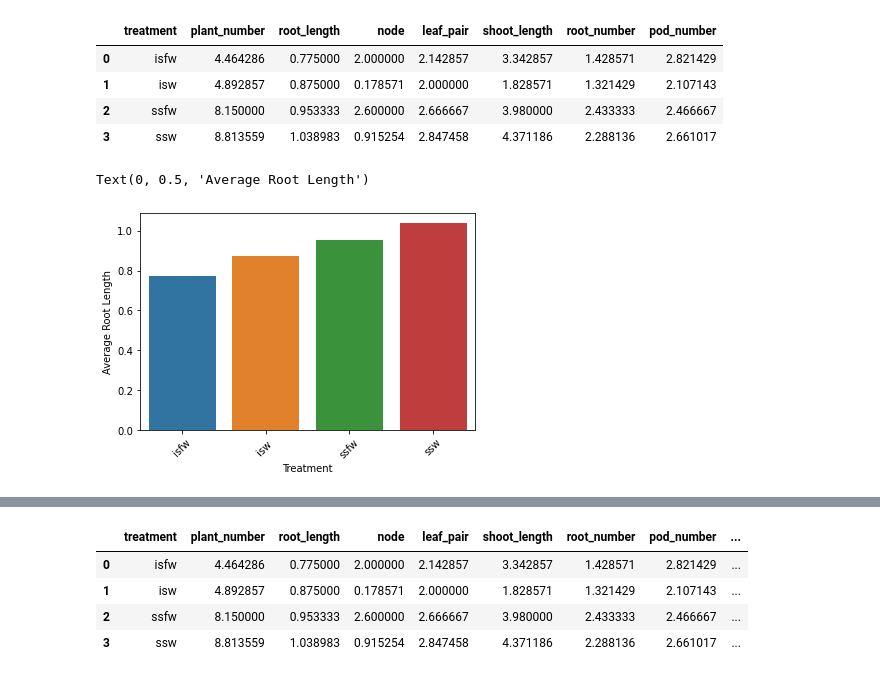
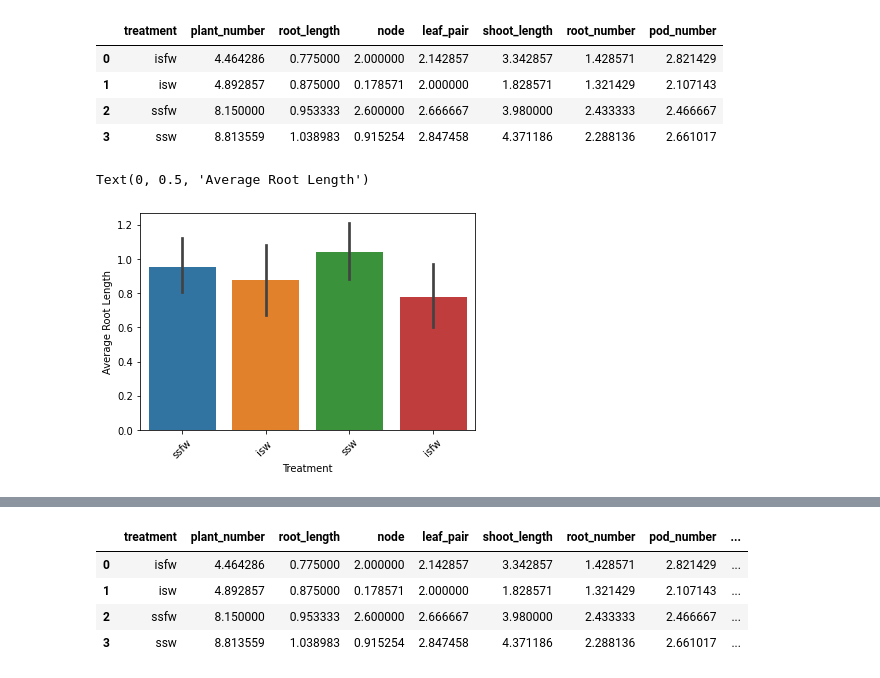
Before and after one commit to Travis-Simmons/Plant_A_P, a Jupyter notebook: figures.ipynb, the cells around one changed output, grey strips where cells are left out. Saved outputs shown, nothing was run; the diff lists cells and outputs as text; code cells hidden in the pictures.

```diff
--- a/figures.ipynb
+++ b/figures.ipynb
@@ -170,13 +172,14 @@ grouped_final.reset_index(inplace = True);grouped_final
 # %%
 # plt.figure(figsize = (15,8))
 import numpy as np
-ax = sns.barplot(data=grouped_final, x="treatment", y="root_length" )
+ax = sns.barplot(data=final_day, x="treatment", y="root_length", ci = 95)
 plt.xticks(rotation = 45)
+# plt.errorbar(grouped_final['treatment'], grouped_final['root_length'])
 plt.xlabel('Treatment')
 plt.ylabel('Average Root Length')
 # plt.title('Average Root Length by Treatment', fontsize = 16)
 # %% [output]
 Text(0, 0.5, 'Average Root Length')
-[figure, old version]
+[figure, new version]
 # %%
 test_final = grouped_final[['treatment', 'root_number', 'node']]
```
Also changed, not shown: parts of 11 cells of this notebook, 10 other files.
